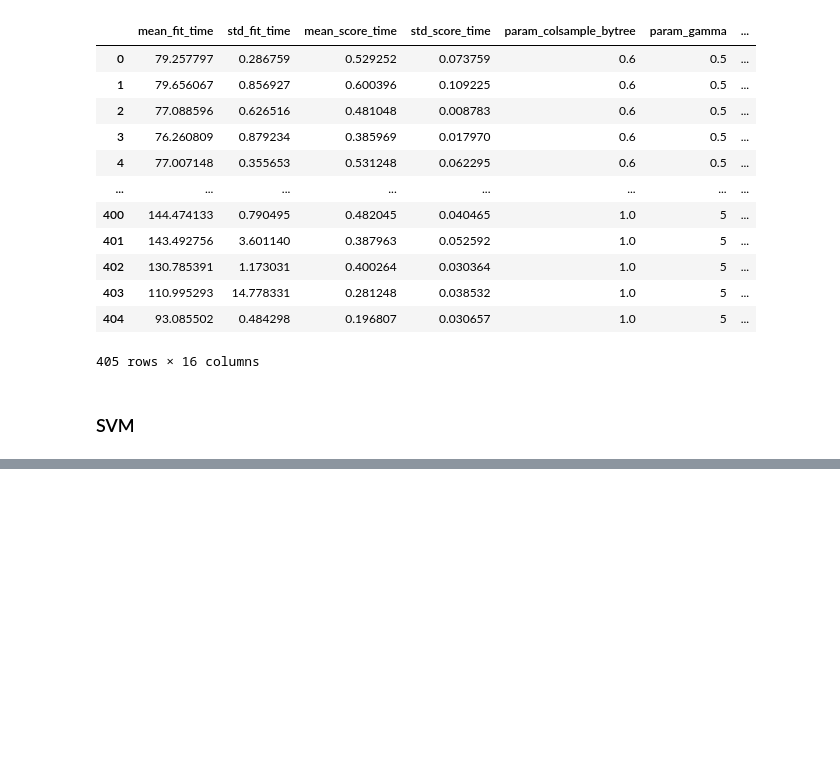
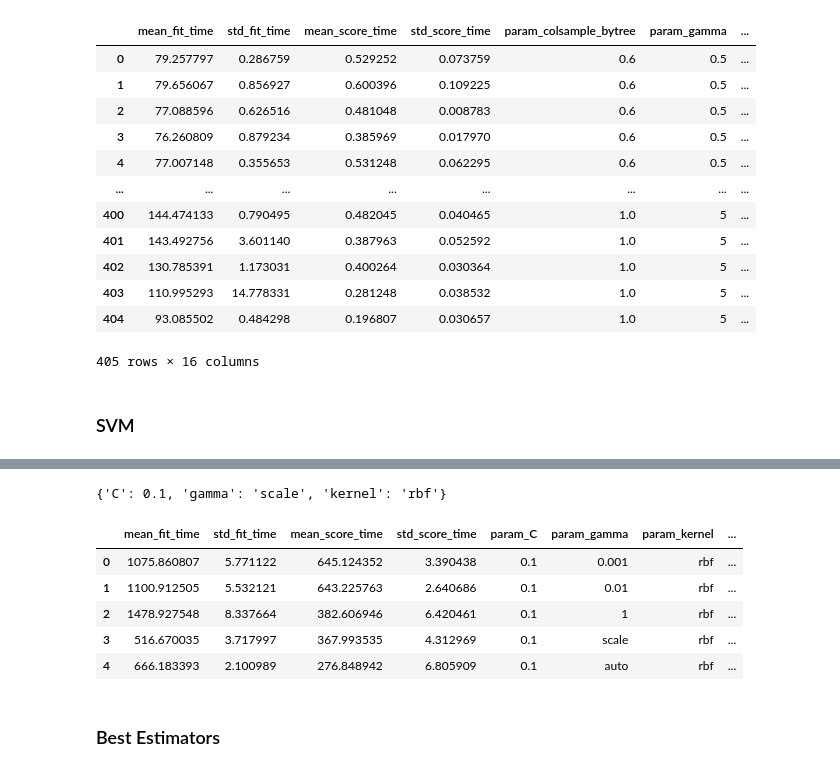
Before and after one commit to BIDMAL/idao-2021, a Jupyter notebook: basic-algorithms-search.ipynb, the cells around one changed output, grey strips where cells are left out. Cells and saved outputs as stored; diff of their text form; code cells hidden in the pictures; blank space fills up the shorter version.

Commit message:
basic search done

```diff
--- a/basic-algorithms-search.ipynb
+++ b/basic-algorithms-search.ipynb
@@ -177,7 +150,7 @@ param_grid = {
     'logging_level':['Silent'],
 }
 clf = CatBoostClassifier(random_state=125)
-gscv = GridSearchCV(clf, param_grid, scoring='roc_auc', cv=cv, n_jobs=-2, verbose=2)
+gscv = GridSearchCV(clf, param_grid, scoring='roc_auc', cv=cv, n_jobs=-1, verbose=2)
 gscv.fit(X_crp, y_crp_typ)
 # %% [output]
 Fitting 3 folds for each of 72 candidates, totalling 216 fits
@@ -222,7 +195,7 @@ param_grid = {
     'max_depth': [3, 4, 5],
 }
 clf = XGBClassifier(eval_metric='auc', use_label_encoder=False, random_state=125)
-gscv = GridSearchCV(clf, param_grid, scoring='roc_auc', cv=cv, n_jobs=-2, verbose=1)
+gscv = GridSearchCV(clf, param_grid, scoring='roc_auc', cv=cv, n_jobs=-1, verbose=1)
 gscv.fit(X_crp, y_crp_typ)
 # %% [output]
 Fitting 3 folds for each of 405 candidates, totalling 1215 fits
@@ -268,9 +241,8 @@ df
 # %%
 %%time
 param_grid = {
-    'kernel': ['linear', 'rbf', 'sigmoid', 'poly'],
+    'kernel': ['linear'],
     'C': [0.1, 1, 10, 100],
-    'gamma': [0.001, 0.01, 1, 'scale'],
 }
 clf = svm.SVC(random_state=125)
 gscv = GridSearchCV(clf, param_grid, scoring='roc_auc', cv=cv, n_jobs=-1, verbose=2)
@@ -283,0 +268,10 @@ df
+# %%
+%%time
+param_grid = {
+    'kernel': ['rbf'],
+    'C': [0.1],
+    'gamma': [0.001, 0.01, 1, 'scale', 'auto'],
+}
+clf = svm.SVC(random_state=125)
+gscv = GridSearchCV(clf, param_grid, scoring='roc_auc', cv=cv, n_jobs=-1, verbose=2)
+gscv.fit(X_crp, y_crp_typ)
@@ -283,0 +286,14 @@ df
+# %%
+df = pd.DataFrame(gscv.cv_results_)
+print(gscv.best_params_)
+df
+# %% [output]
+{'C': 0.1, 'gamma': 'scale', 'kernel': 'rbf'}
+|  | mean_fit_time | std_fit_time | mean_score_time | std_score_time | param_C | param_gamma | param_kernel | ... |
+| 0 | 1075.860807 | 5.771122 | 645.124352 | 3.390438 | 0.1 | 0.001 | rbf | ... |
+| 1 | 1100.912505 | 5.532121 | 643.225763 | 2.640686 | 0.1 | 0.01 | rbf | ... |
+| 2 | 1478.927548 | 8.337664 | 382.606946 | 6.420461 | 0.1 | 1 | rbf | ... |
+| 3 | 516.670035 | 3.717997 | 367.993535 | 4.312969 | 0.1 | scale | rbf | ... |
+| 4 | 666.183393 | 2.100989 | 276.848942 | 6.805909 | 0.1 | auto | rbf | ... |
+# %% [markdown]
+### Best Estimators
```
Also changed, not shown: parts of 10 cells of this notebook.
